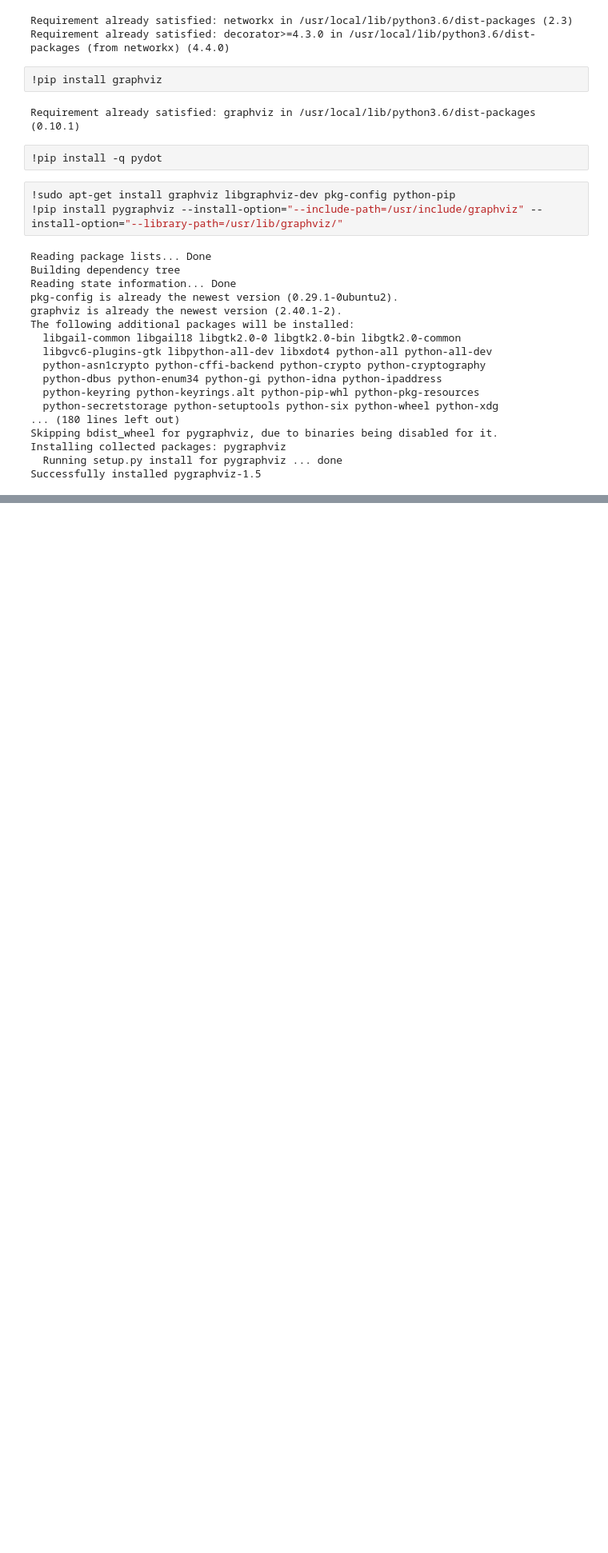
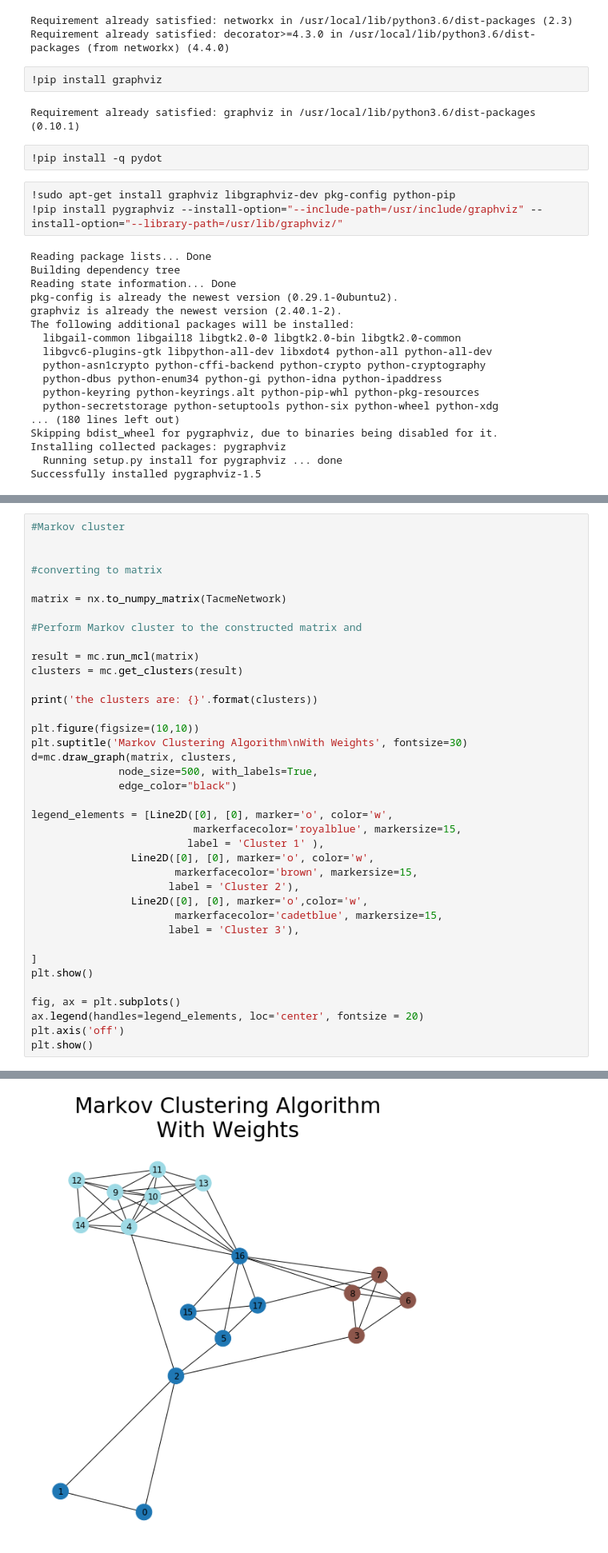
Before and after one commit to carloscarvajal1cc/Data_Vis, a Jupyter notebook: DVA3.ipynb, the cells around one changed output, grey strips where cells are left out. Shown: that part at 80% size. Drawn from its saved outputs; the diff is of its cells as text; blank space fills up the shorter version.

```diff
--- a/DVA3.ipynb
+++ b/DVA3.ipynb
@@ -603,0 +371,39 @@ plt.show()
+# %%
+#Markov cluster
+
+
+#converting to matrix
+
+matrix = nx.to_numpy_matrix(TacmeNetwork)
+
+#Perform Markov cluster to the constructed matrix and
+
+result = mc.run_mcl(matrix)
+clusters = mc.get_clusters(result)
+
+print('the clusters are: {}'.format(clusters))
+
+plt.figure(figsize=(10,10))
+plt.suptitle('Markov Clustering Algorithm\nWith Weights', fontsize=30)
+d=mc.draw_graph(matrix, clusters,
+              node_size=500, with_labels=True,
+              edge_color="black")
+
+legend_elements = [Line2D([0], [0], marker='o', color='w',
+                          markerfacecolor='royalblue', markersize=15,
+                         label = 'Cluster 1' ),
+                Line2D([0], [0], marker='o', color='w',
+                       markerfacecolor='brown', markersize=15,
+                      label = 'Cluster 2'),
+                Line2D([0], [0], marker='o',color='w',
+                       markerfacecolor='cadetblue', markersize=15,
+                      label = 'Cluster 3'),
+
+]
+plt.show()
+
+fig, ax = plt.subplots()
+ax.legend(handles=legend_elements, loc='center', fontsize = 20)
+plt.axis('off')
+plt.show()
+# %% [output]
@@ -603,0 +411 @@ plt.show()
+[figure, added]
```
Also changed, not shown: parts of 93 cells of this notebook.
